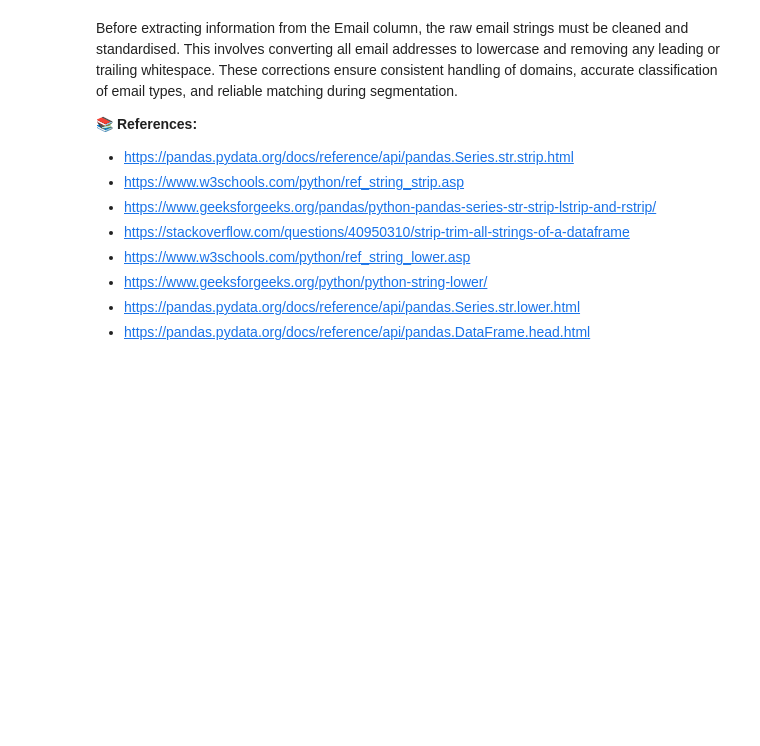
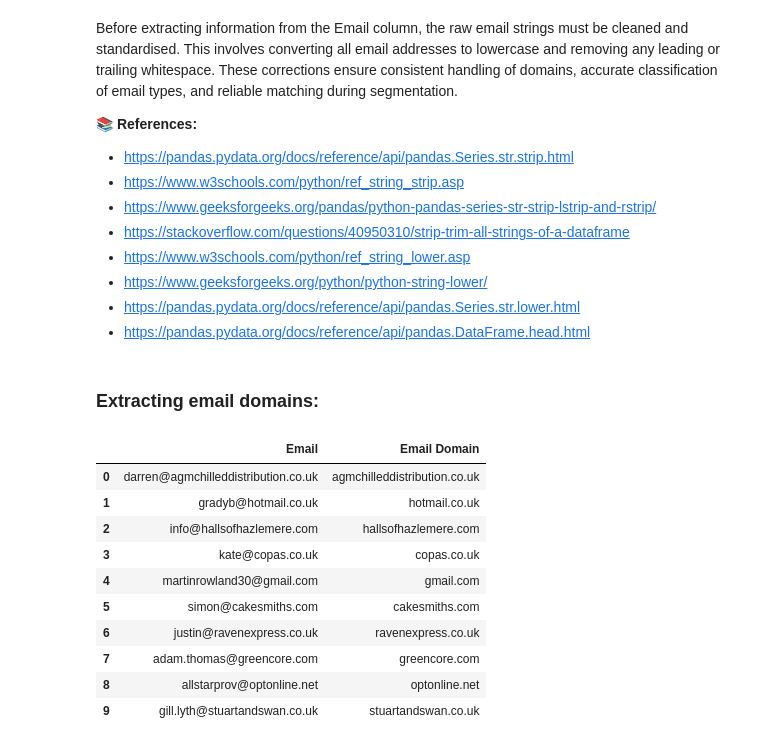
Before and after one commit to tihana-gray/pfda-big_project, a Jupyter notebook: customer_analysis.ipynb, the cells around one changed output. Drawn from its saved outputs; the diff is of its cells as text; code cells hidden in the pictures; blank space fills up the shorter version.

Commit message:
extracting email domains

```diff
--- a/customer_analysis.ipynb
+++ b/customer_analysis.ipynb
@@ -257,3 +257,26 @@ Before extracting information from the Email column, the raw email strings must
 - https://www.geeksforgeeks.org/python/python-string-lower/
 - https://pandas.pydata.org/docs/reference/api/pandas.Series.str.lower.html
 - https://pandas.pydata.org/docs/reference/api/pandas.DataFrame.head.html
+# %% [markdown]
+### Extracting email domains:
+# %%
+# Extracting the domain part of each email address:
+df['Email Domain'] = df['Email'].str.split('@').str[-1]
+# .str.split('@') splits each email string into two parts: local name and domain.
+# .str[-1] selects the last part (domain) after the split.
+
+# Inspecting the first 10 extracted domains to check the formatting:
+df[['Email', 'Email Domain']].head(10)
+# .head(10) displays the first 10 rows for verification.
+# %% [output]
+|  | Email | Email Domain |
+| 0 | darren@agmchilleddistribution.co.uk | agmchilleddistribution.co.uk |
+| 1 | gradyb@hotmail.co.uk | hotmail.co.uk |
+| 2 | info@hallsofhazlemere.com | hallsofhazlemere.com |
+| 3 | kate@copas.co.uk | copas.co.uk |
+| 4 | martinrowland30@gmail.com | gmail.com |
+| 5 | simon@cakesmiths.com | cakesmiths.com |
+| 6 | justin@ravenexpress.co.uk | ravenexpress.co.uk |
+| 7 | adam.thomas@greencore.com | greencore.com |
+| 8 | allstarprov@optonline.net | optonline.net |
+| 9 | gill.lyth@stuartandswan.co.uk | stuartandswan.co.uk |
```
Also changed, not shown: parts of 1 cell of this notebook.
